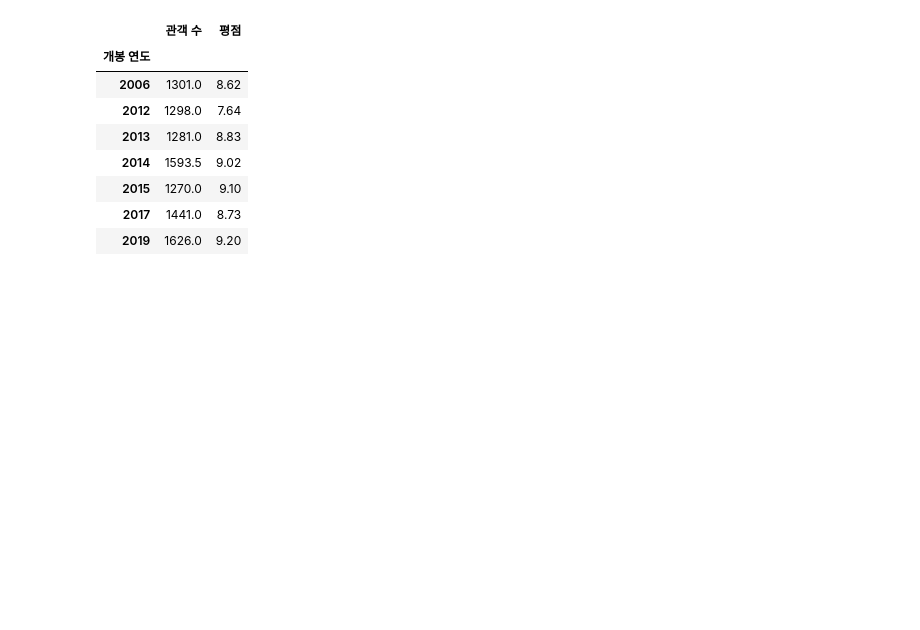
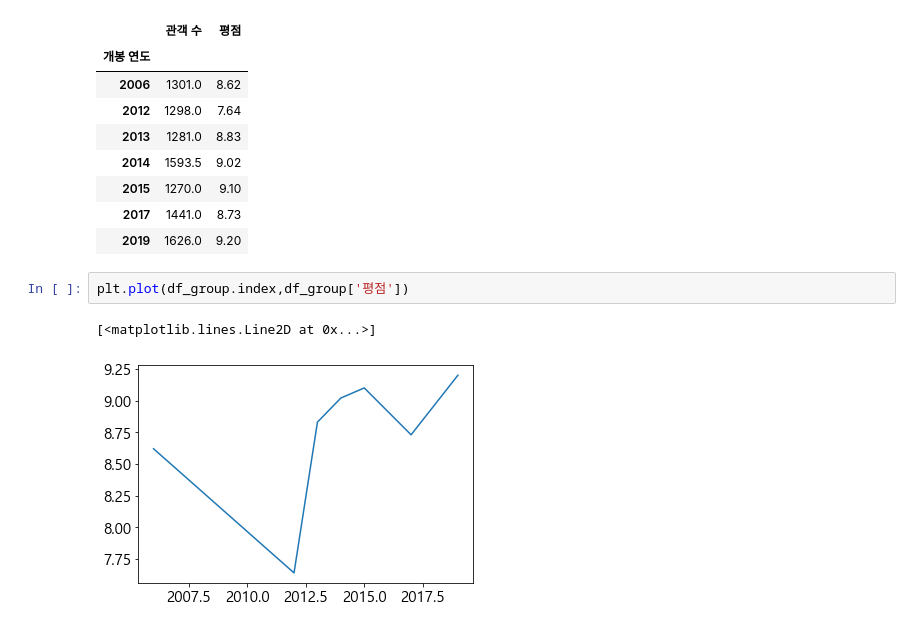
Before and after one commit to geonnny/Python-basic, a Jupyter notebook: Matplotlib/17. 퀴즈.ipynb, the cells around one changed output. Drawn from its saved outputs; the diff is of its cells as text; blank space fills up the shorter version.

Commit message:
Matplotlib

```diff
--- a/Matplotlib/17. 퀴즈.ipynb
+++ b/Matplotlib/17. 퀴즈.ipynb
@@ -54,3 +68,8 @@ df_group
 | 2015 | 1270.0 | 9.10 |
 | 2017 | 1441.0 | 8.73 |
 | 2019 | 1626.0 | 9.20 |
+# %%
+plt.plot(df_group.index,df_group['평점'])
+# %% [output]
+[<matplotlib.lines.Line2D at 0x...>]
+[figure, added]
```
Also changed, not shown: parts of 8 cells of this notebook.
